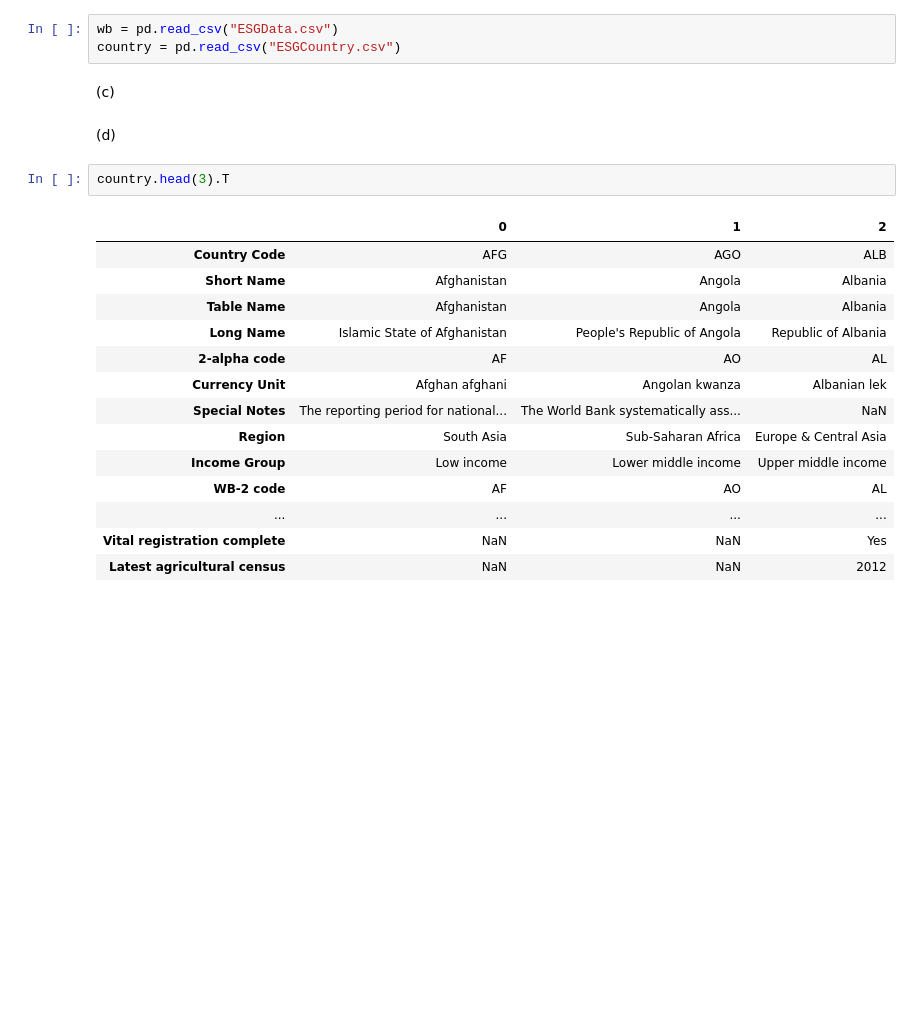
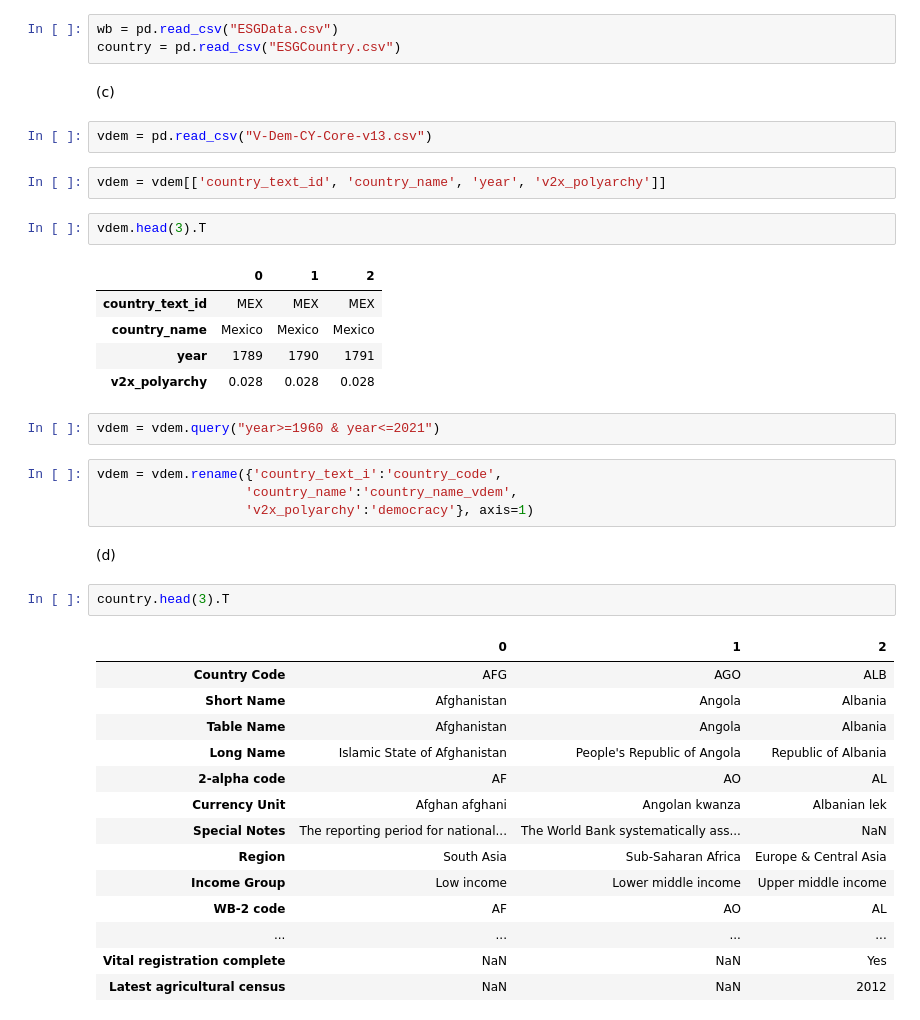
Before and after one commit to MiaHanzhangYuan/Lab3, a Jupyter notebook: Untitled.ipynb, the cells around one changed output. Drawn from its saved outputs; the diff is of its cells as text; blank space fills up the shorter version.

```diff
--- a/Untitled.ipynb
+++ b/Untitled.ipynb
@@ -31,6 +31,24 @@ wb = pd.read_csv("ESGData.csv")
 country = pd.read_csv("ESGCountry.csv")
 # %% [markdown]
 (c)
+# %%
+vdem = pd.read_csv("V-Dem-CY-Core-v13.csv")
+# %%
+vdem = vdem[['country_text_id', 'country_name', 'year', 'v2x_polyarchy']]
+# %%
+vdem.head(3).T
+# %% [output]
+|  | 0 | 1 | 2 |
+| country_text_id | MEX | MEX | MEX |
+| country_name | Mexico | Mexico | Mexico |
+| year | 1789 | 1790 | 1791 |
+| v2x_polyarchy | 0.028 | 0.028 | 0.028 |
+# %%
+vdem = vdem.query("year>=1960 & year<=2021")
+# %%
+vdem = vdem.rename({'country_text_i':'country_code',
+                   'country_name':'country_name_vdem',
+                   'v2x_polyarchy':'democracy'}, axis=1)
 # %% [markdown]
 (d)
 # %%
```
Also changed, not shown: parts of 1 cell of this notebook, 4 other files.
